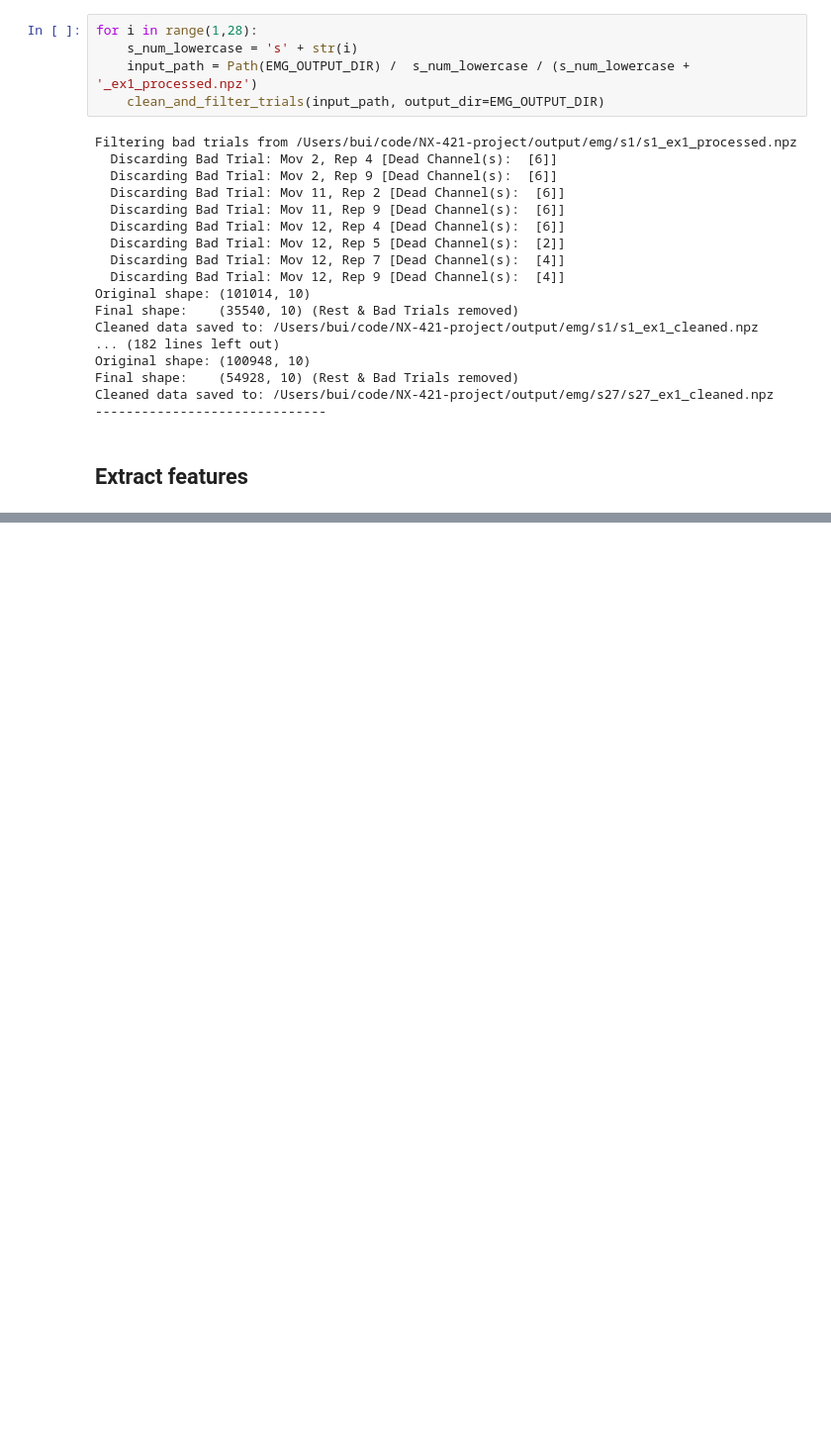
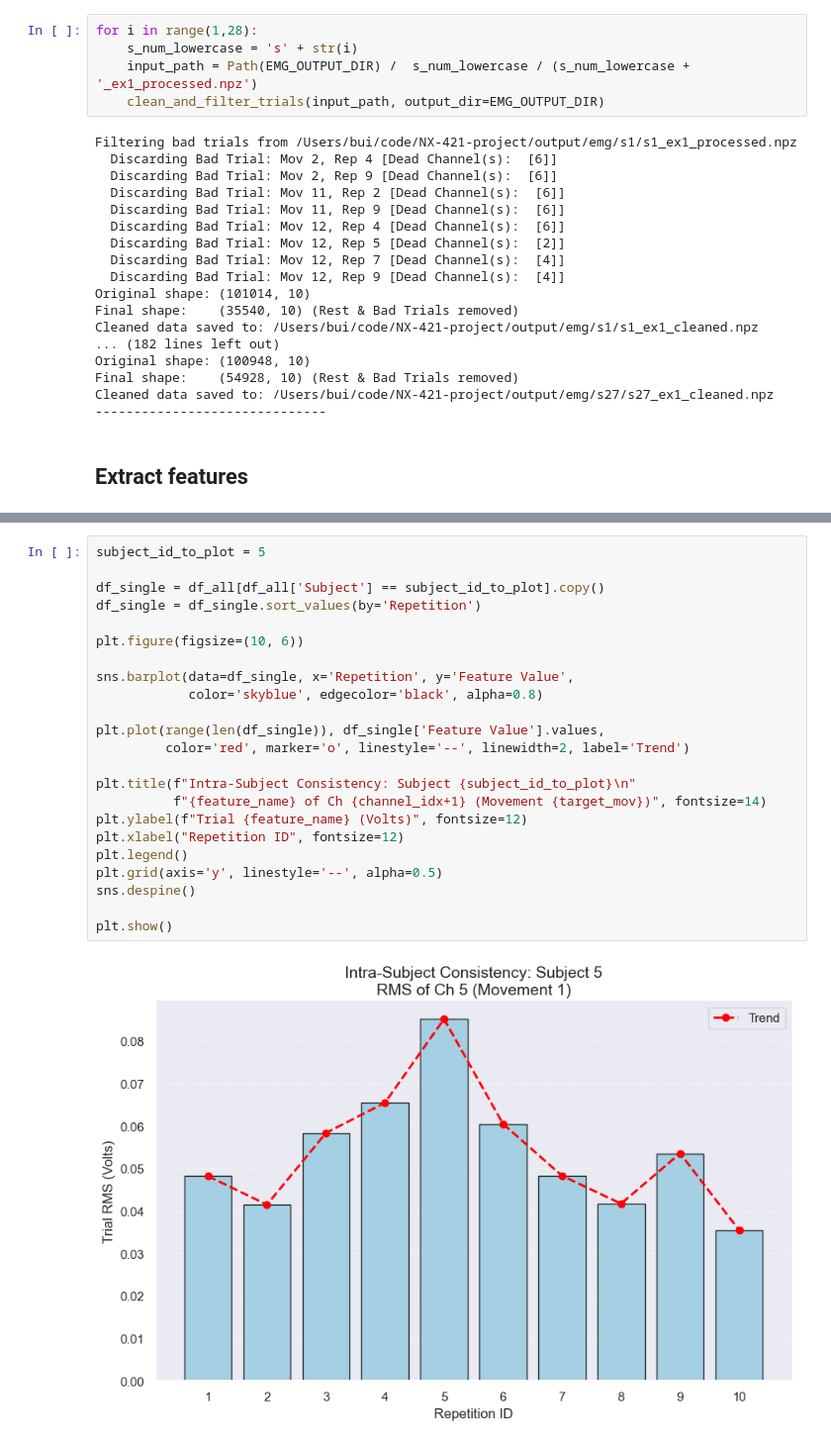
Before and after one commit to spbui00/NX-421-project, a Jupyter notebook: project_2.ipynb, the cells around one changed output, grey strips where cells are left out. Shown at 99% size. Drawn from its saved outputs; the diff is of its cells as text; blank space fills up the shorter version.

```diff
--- a/project_2.ipynb
+++ b/project_2.ipynb
@@ -782,0 +784,25 @@ plt.show()
+# %%
+subject_id_to_plot = 5
+
+df_single = df_all[df_all['Subject'] == subject_id_to_plot].copy()
+df_single = df_single.sort_values(by='Repetition')
+
+plt.figure(figsize=(10, 6))
+
+sns.barplot(data=df_single, x='Repetition', y='Feature Value',
+            color='skyblue', edgecolor='black', alpha=0.8)
+
+plt.plot(range(len(df_single)), df_single['Feature Value'].values,
+         color='red', marker='o', linestyle='--', linewidth=2, label='Trend')
+
+plt.title(f"Intra-Subject Consistency: Subject {subject_id_to_plot}\n"
+          f"{feature_name} of Ch {channel_idx+1} (Movement {target_mov})", fontsize=14)
+plt.ylabel(f"Trial {feature_name} (Volts)", fontsize=12)
+plt.xlabel("Repetition ID", fontsize=12)
+plt.legend()
+plt.grid(axis='y', linestyle='--', alpha=0.5)
+sns.despine()
+
+plt.show()
+# %% [output]
+[figure, added]
```
Also changed, not shown: parts of 4 cells of this notebook.
